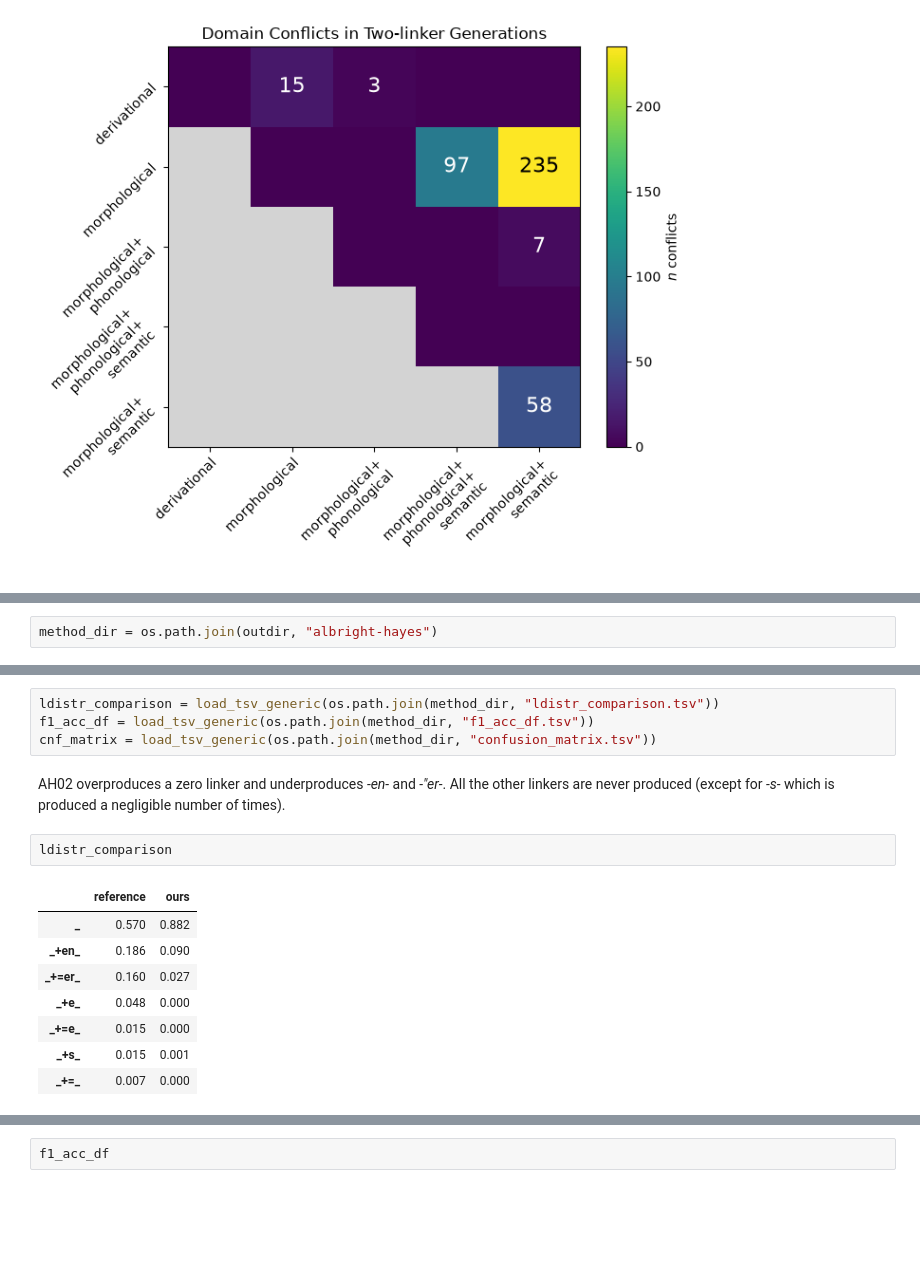
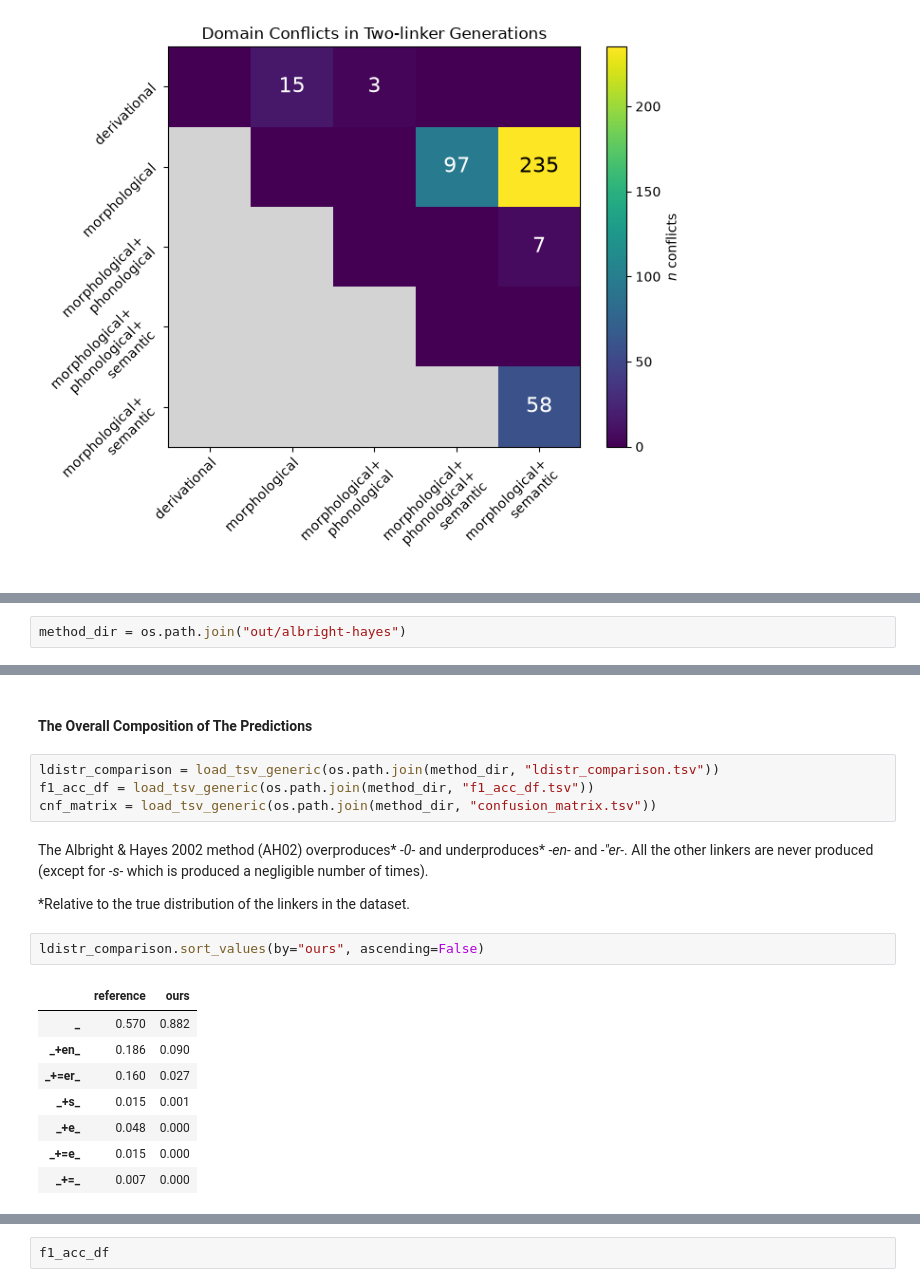
Before and after one commit to maxschmaltz/DieKonstraints, a Jupyter notebook: comp_modeling/inspect.ipynb, the cells around one changed output, grey strips where cells are left out. Drawn from its saved outputs; the diff is of its cells as text; blank space fills up the shorter version.

```diff
--- a/comp_modeling/inspect.ipynb
+++ b/comp_modeling/inspect.ipynb
@@ -562,3 +772,3 @@ metrics_summary
 # %%
-method_dir = os.path.join(outdir, "albright-hayes")
+method_dir = os.path.join("out/albright-hayes")
 # %%
@@ -579,21 +783,25 @@ metric_summary_ah02
 | -count_def|+coop|-l2p | 0.667 | 0.223 | False |
 | +count_def|-coop|-l2p | 0.660 | 0.221 | False |
 | -count_def|-coop|-l2p | 0.660 | 0.221 | False |
-# %%
-ldistr_comparison = load_tsv_generic(os.path.join(method_dir, "ldistr_comparison.tsv"))
-f1_acc_df = load_tsv_generic(os.path.join(method_dir, "f1_acc_df.tsv"))
-cnf_matrix = load_tsv_generic(os.path.join(method_dir, "confusion_matrix.tsv"))
-# %% [markdown]
-AH02 overproduces a zero linker and underproduces _-en-_ and _-"er-_. All the other linkers are never produced (except for _-s-_ which is produced a negligible number of times).
+# %% [markdown]
+#### The Overall Composition of The Predictions
+# %%
+ldistr_comparison = load_tsv_generic(os.path.join(method_dir, "ldistr_comparison.tsv"))
+f1_acc_df = load_tsv_generic(os.path.join(method_dir, "f1_acc_df.tsv"))
+cnf_matrix = load_tsv_generic(os.path.join(method_dir, "confusion_matrix.tsv"))
+# %% [markdown]
+The Albright & Hayes 2002 method (AH02) overproduces* _-0-_ and underproduces* _-en-_ and _-"er-_. All the other linkers are never produced (except for _-s-_ which is produced a negligible number of times).
+
+*Relative to the true distribution of the linkers in the dataset.
 # %%
-ldistr_comparison
+ldistr_comparison.sort_values(by="ours", ascending=False)
 # %% [output]
 |  | reference | ours |
 | _ | 0.570 | 0.882 |
 | _+en_ | 0.186 | 0.090 |
 | _+=er_ | 0.160 | 0.027 |
+| _+s_ | 0.015 | 0.001 |
 | _+e_ | 0.048 | 0.000 |
 | _+=e_ | 0.015 | 0.000 |
-| _+s_ | 0.015 | 0.001 |
 | _+=_ | 0.007 | 0.000 |
 # %% [markdown]
```
Also changed, not shown: parts of 64 cells of this notebook, 1 other file.
